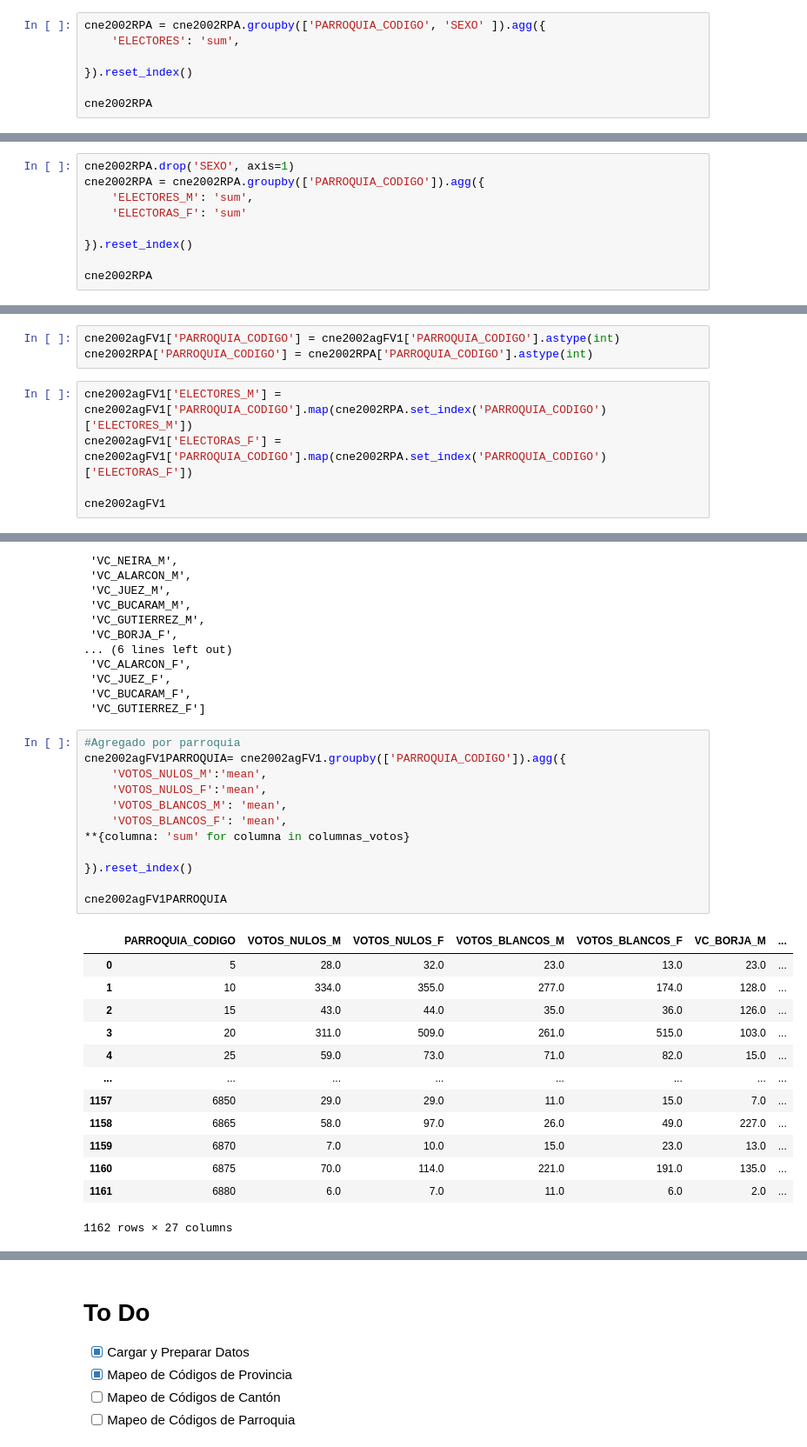
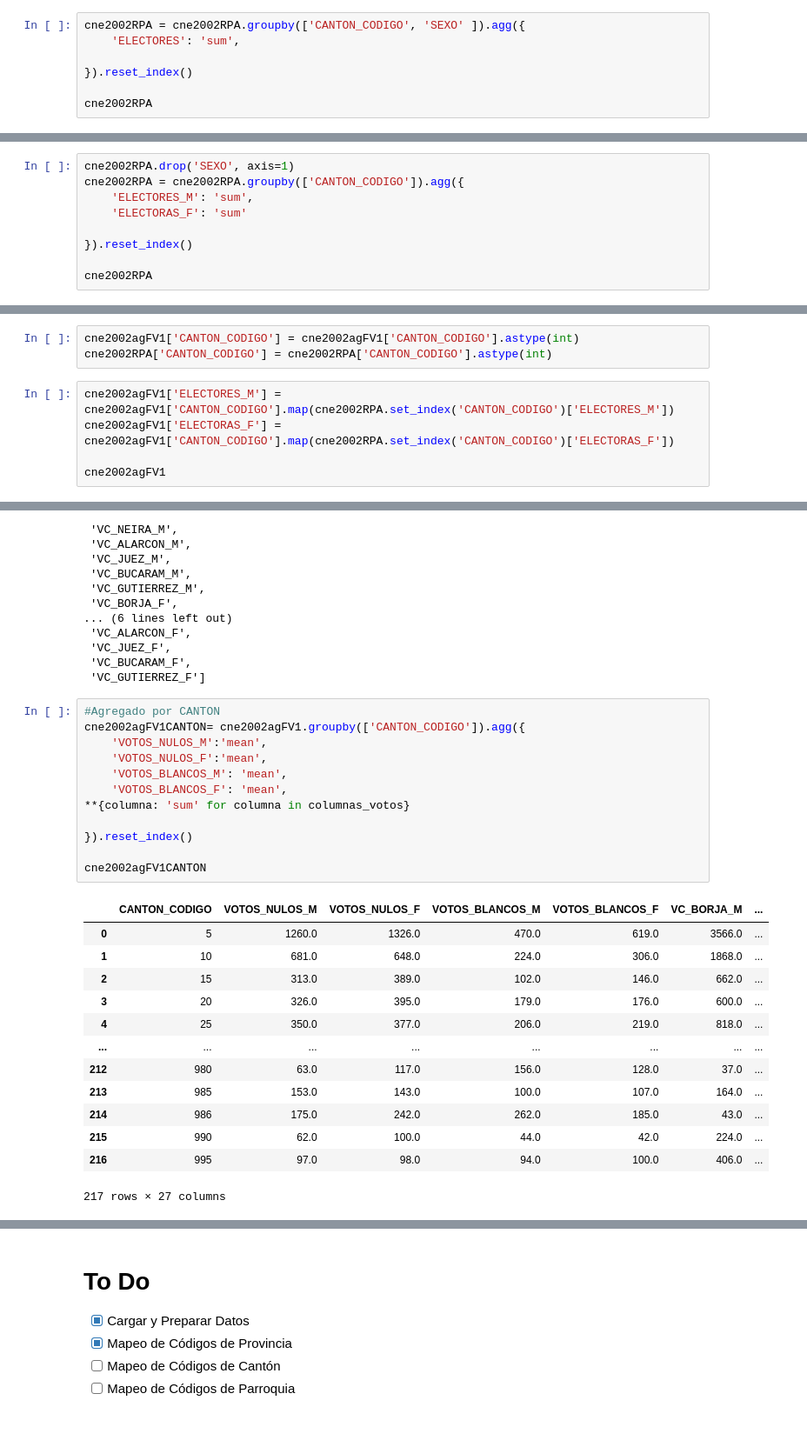
Before and after one commit to Criplockoweno/Elecciones_CNE, a Jupyter notebook: 2002/notebooks/CNE2002_Presidentes_Analisis_CANTONES.ipynb, the cells around one changed output, grey strips where cells are left out. Shown at 87% size. Drawn from its saved outputs; the diff is of its cells as text.

```diff
--- a/2002/notebooks/CNE2002_Presidentes_Analisis_CANTONES.ipynb
+++ b/2002/notebooks/CNE2002_Presidentes_Analisis_CANTONES.ipynb
@@ -461,7 +461,7 @@ cne2002RPA
 | 4617 | 22.0 | 935.0 | 6455.0 | 2.0 | 3.0 | 56.0 |
 4618 rows × 6 columns
 # %%
-cne2002RPA = cne2002RPA.groupby(['PARROQUIA_CODIGO', 'SEXO' ]).agg({
+cne2002RPA = cne2002RPA.groupby(['CANTON_CODIGO', 'SEXO' ]).agg({
     'ELECTORES': 'sum',
 
 }).reset_index()
@@ -510,6 +510,6 @@ cne2002RPA
 # %%
 cne2002RPA.drop('SEXO', axis=1)
-cne2002RPA = cne2002RPA.groupby(['PARROQUIA_CODIGO']).agg({
+cne2002RPA = cne2002RPA.groupby(['CANTON_CODIGO']).agg({
     'ELECTORES_M': 'sum',
     'ELECTORAS_F': 'sum'
 
@@ -603,9 +603,9 @@ cne2002agFV1
 # %%
-cne2002agFV1['PARROQUIA_CODIGO'] = cne2002agFV1['PARROQUIA_CODIGO'].astype(int)
-cne2002RPA['PARROQUIA_CODIGO'] = cne2002RPA['PARROQUIA_CODIGO'].astype(int)
+cne2002agFV1['CANTON_CODIGO'] = cne2002agFV1['CANTON_CODIGO'].astype(int)
+cne2002RPA['CANTON_CODIGO'] = cne2002RPA['CANTON_CODIGO'].astype(int)
 # %%
-cne2002agFV1['ELECTORES_M'] = cne2002agFV1['PARROQUIA_CODIGO'].map(cne2002RPA.set_index('PARROQUIA_CODIGO')['ELECTORES_M'])
-cne2002agFV1['ELECTORAS_F'] = cne2002agFV1['PARROQUIA_CODIGO'].map(cne2002RPA.set_index('PARROQUIA_CODIGO')['ELECTORAS_F'])
+cne2002agFV1['ELECTORES_M'] = cne2002agFV1['CANTON_CODIGO'].map(cne2002RPA.set_index('CANTON_CODIGO')['ELECTORES_M'])
+cne2002agFV1['ELECTORAS_F'] = cne2002agFV1['CANTON_CODIGO'].map(cne2002RPA.set_index('CANTON_CODIGO')['ELECTORAS_F'])
 
 cne2002agFV1
 # %% [output]
@@ -813,29 +812,29 @@ columnas_votos
  'VC_BUCARAM_F',
  'VC_GUTIERREZ_F']
 # %%
-#Agregado por parroquia
-cne2002agFV1PARROQUIA= cne2002agFV1.groupby(['PARROQUIA_CODIGO']).agg({
+#Agregado por CANTON
+cne2002agFV1CANTON= cne2002agFV1.groupby(['CANTON_CODIGO']).agg({
     'VOTOS_NULOS_M':'mean',
     'VOTOS_NULOS_F':'mean',
     'VOTOS_BLANCOS_M': 'mean',
     'VOTOS_BLANCOS_F': 'mean',
 **{columna: 'sum' for columna in columnas_votos}
 
 }).reset_index()
 
-cne2002agFV1PARROQUIA
+cne2002agFV1CANTON
 # %% [output]
-|  | PARROQUIA_CODIGO | VOTOS_NULOS_M | VOTOS_NULOS_F | VOTOS_BLANCOS_M | VOTOS_BLANCOS_F | VC_BORJA_M | ... |
-| 0 | 5 | 28.0 | 32.0 | 23.0 | 13.0 | 23.0 | ... |
-| 1 | 10 | 334.0 | 355.0 | 277.0 | 174.0 | 128.0 | ... |
-| 2 | 15 | 43.0 | 44.0 | 35.0 | 36.0 | 126.0 | ... |
-| 3 | 20 | 311.0 | 509.0 | 261.0 | 515.0 | 103.0 | ... |
-| 4 | 25 | 59.0 | 73.0 | 71.0 | 82.0 | 15.0 | ... |
+|  | CANTON_CODIGO | VOTOS_NULOS_M | VOTOS_NULOS_F | VOTOS_BLANCOS_M | VOTOS_BLANCOS_F | VC_BORJA_M | ... |
+| 0 | 5 | 1260.0 | 1326.0 | 470.0 | 619.0 | 3566.0 | ... |
+| 1 | 10 | 681.0 | 648.0 | 224.0 | 306.0 | 1868.0 | ... |
+| 2 | 15 | 313.0 | 389.0 | 102.0 | 146.0 | 662.0 | ... |
+| 3 | 20 | 326.0 | 395.0 | 179.0 | 176.0 | 600.0 | ... |
+| 4 | 25 | 350.0 | 377.0 | 206.0 | 219.0 | 818.0 | ... |
 | ... | ... | ... | ... | ... | ... | ... | ... |
-| 1157 | 6850 | 29.0 | 29.0 | 11.0 | 15.0 | 7.0 | ... |
-| 1158 | 6865 | 58.0 | 97.0 | 26.0 | 49.0 | 227.0 | ... |
-| 1159 | 6870 | 7.0 | 10.0 | 15.0 | 23.0 | 13.0 | ... |
-| 1160 | 6875 | 70.0 | 114.0 | 221.0 | 191.0 | 135.0 | ... |
-| 1161 | 6880 | 6.0 | 7.0 | 11.0 | 6.0 | 2.0 | ... |
+| 212 | 980 | 63.0 | 117.0 | 156.0 | 128.0 | 37.0 | ... |
+| 213 | 985 | 153.0 | 143.0 | 100.0 | 107.0 | 164.0 | ... |
+| 214 | 986 | 175.0 | 242.0 | 262.0 | 185.0 | 43.0 | ... |
+| 215 | 990 | 62.0 | 100.0 | 44.0 | 42.0 | 224.0 | ... |
+| 216 | 995 | 97.0 | 98.0 | 94.0 | 100.0 | 406.0 | ... |
-1162 rows × 27 columns
+217 rows × 27 columns
 # %%
```
Also changed, not shown: parts of 30 cells of this notebook, 1 other file.
